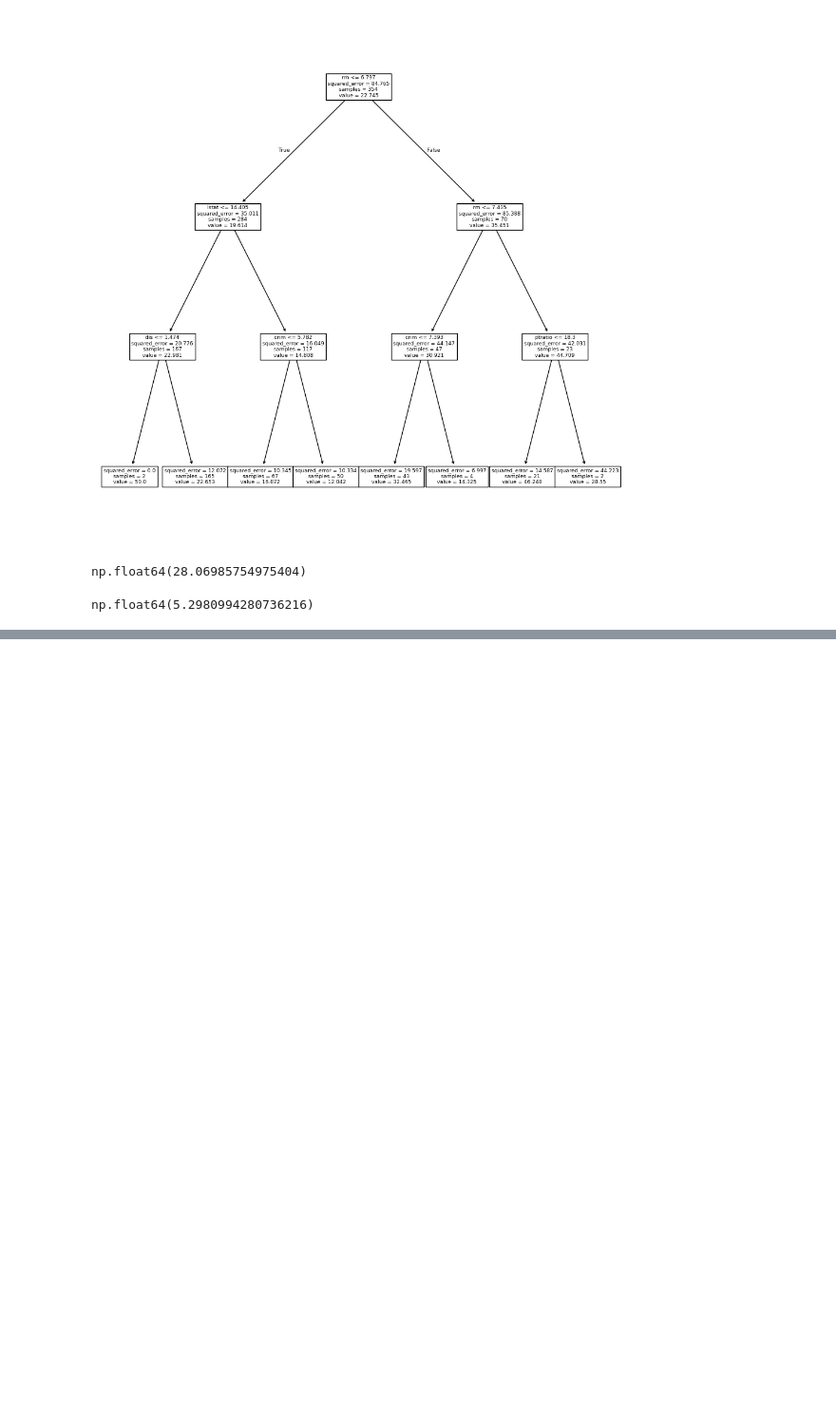
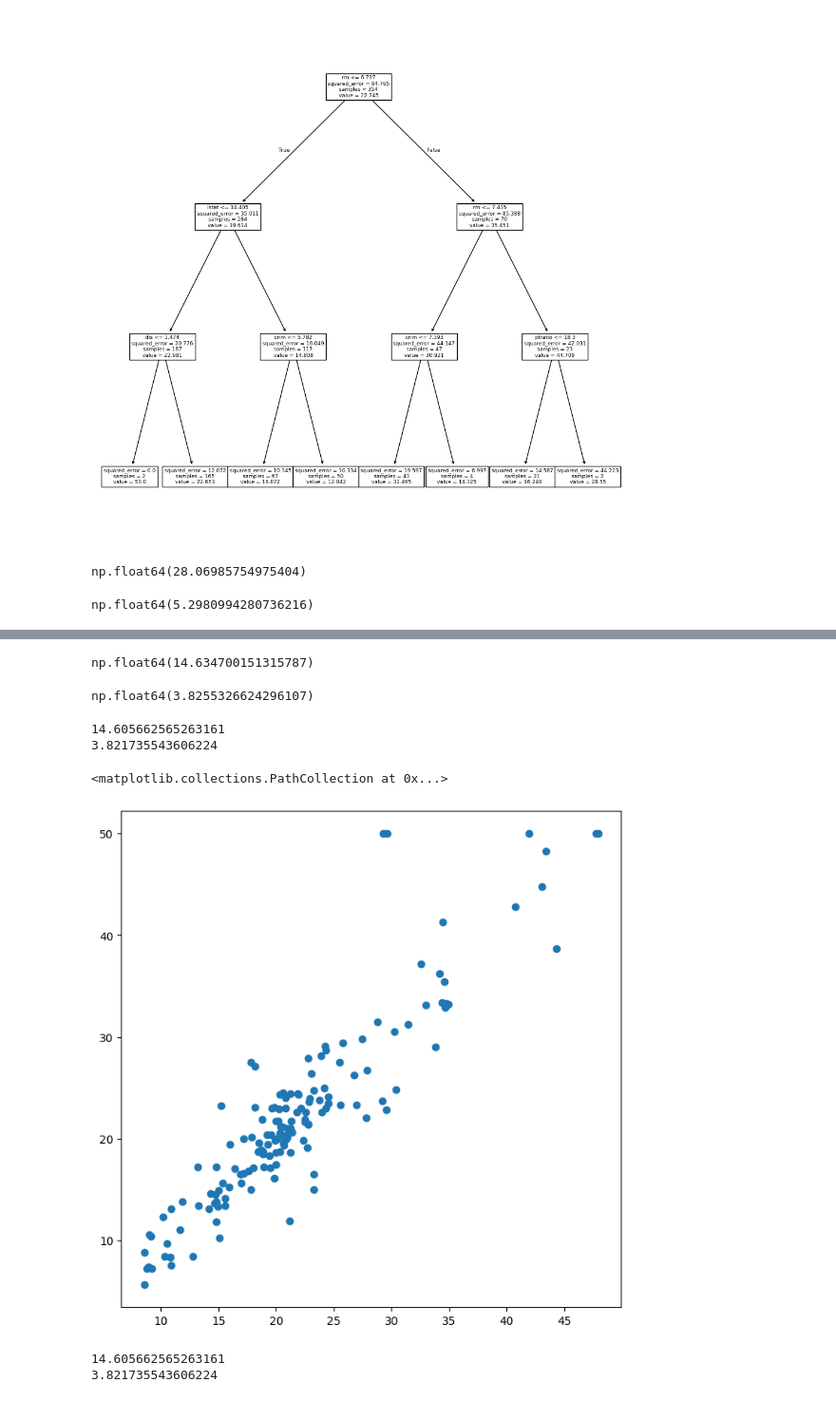
Before and after one commit to CameronOldweiler/DataProjects, a Jupyter notebook: Chapter8Lab.ipynb, the cells around one changed output, grey strips where cells are left out. Shown at 95% size. Saved outputs shown, nothing was run; the diff lists cells and outputs as text; code cells hidden in the pictures; blank space fills up the shorter version.

```diff
--- a/Chapter8Lab.ipynb
+++ b/Chapter8Lab.ipynb
@@ -353,0 +369,42 @@ Our first tree did not need any pruning, the second tree did need some pruning.
+# %%
+MSE = np.mean((y_test - y_hat_bag) ** 2)
+MSE
+# %% [output]
+np.float64(14.634700151315787)
+# %%
+RSE = np.sqrt(MSE)
+RSE
+# %% [output]
+np.float64(3.8255326624296107)
+# %%
+bag_boston = RF(max_features = X_train.shape[1],
+                n_estimators = 500,
+                random_state = 0).fit(X_train, y_train)
+y_hat_bag = bag_boston.predict(X_test)
+
+MSE = np.mean((y_test - y_hat_bag) ** 2)
+print(MSE)
+RSE = np.sqrt(MSE)
+print(RSE)
+# %% [output]
+14.605662565263161
+3.821735543606224
+# %%
+RF_boston = RF(max_features = 6,
+               random_state = 0).fit(X_train, y_train)
+y_hat_RF = RF_boston.predict(X_test)
+
+ax = subplots(figsize = (8, 8))[1]
+y_hat_RF = bag_boston.predict(X_test)
+ax.scatter(y_hat_RF, y_test)
+# %% [output]
+<matplotlib.collections.PathCollection at 0x...>
+[figure, added]
+# %%
+MSE = np.mean((y_test - y_hat_RF) ** 2)
+print(MSE)
+RSE = np.sqrt(MSE)
+print(RSE)
+# %% [output]
+14.605662565263161
+3.821735543606224
```
Also changed, not shown: parts of 13 cells of this notebook, 6 other files.
